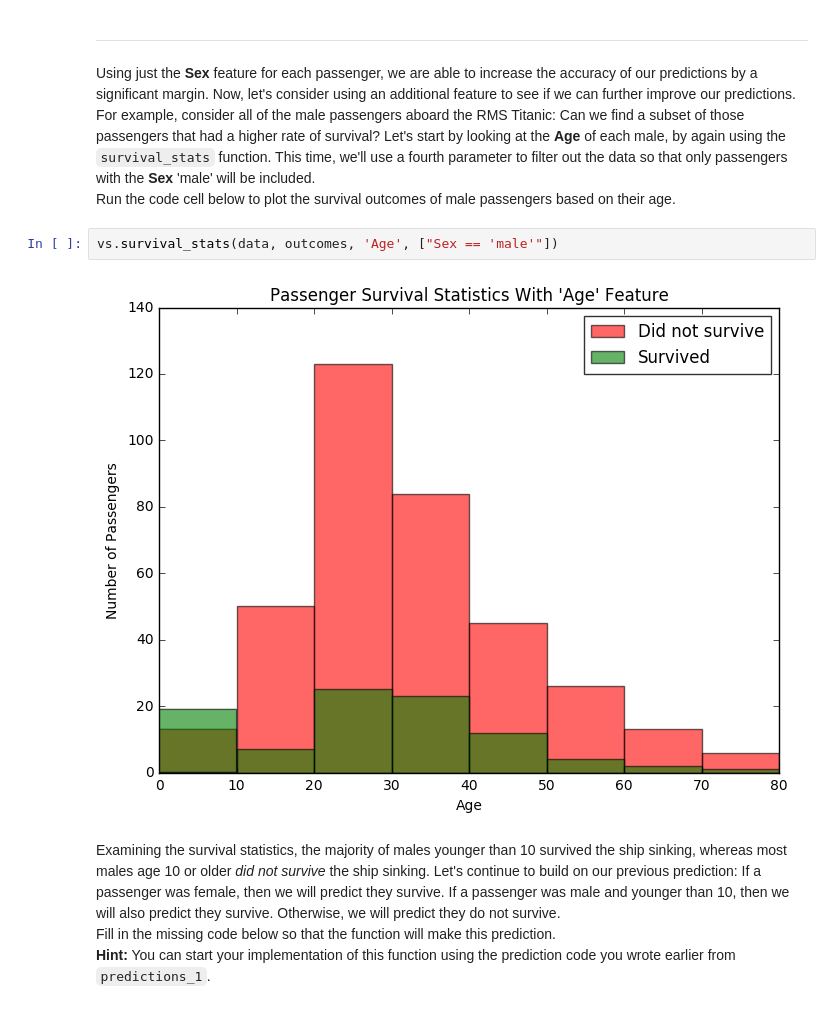
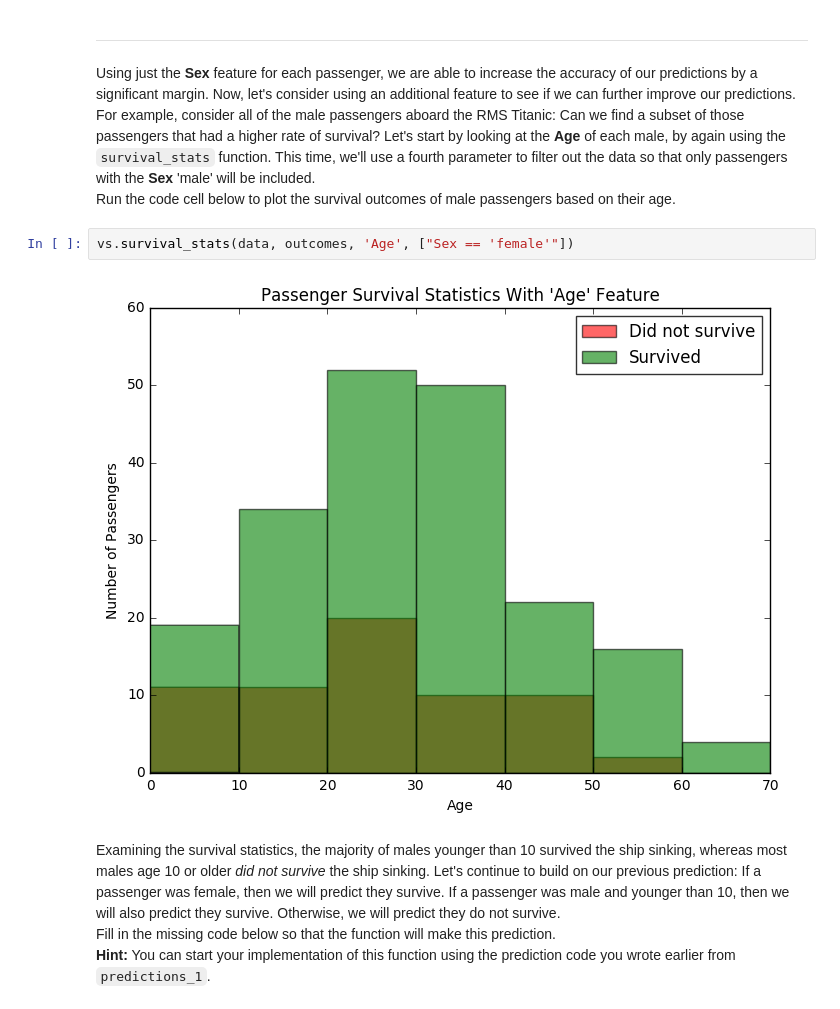
Before and after one commit to highkay/machine-learning, a Jupyter notebook: projects/titanic_survival_exploration/titanic_survival_exploration.ipynb, the cells around one changed output. Cells and saved outputs as stored; diff of their text form.

```diff
--- a/projects/titanic_survival_exploration/titanic_survival_exploration.ipynb
+++ b/projects/titanic_survival_exploration/titanic_survival_exploration.ipynb
@@ -188,9 +188,9 @@ Predictions have an accuracy of 78.68%.
 Using just the **Sex** feature for each passenger, we are able to increase the accuracy of our predictions by a significant margin. Now, let's consider using an additional feature to see if we can further improve our predictions. For example, consider all of the male passengers aboard the RMS Titanic: Can we find a subset of those passengers that had a higher rate of survival? Let's start by looking at the **Age** of each male, by again using the `survival_stats` function. This time, we'll use a fourth parameter to filter out the data so that only passengers with the **Sex** 'male' will be included.
 Run the code cell below to plot the survival outcomes of male passengers based on their age.
 # %%
-vs.survival_stats(data, outcomes, 'Age', ["Sex == 'male'"])
+vs.survival_stats(data, outcomes, 'Age', ["Sex == 'female'"])
 # %% [output]
-[figure, old version]
+[figure, new version]
 # %% [markdown]
 Examining the survival statistics, the majority of males younger than 10 survived the ship sinking, whereas most males age 10 or older *did not survive* the ship sinking. Let's continue to build on our previous prediction: If a passenger was female, then we will predict they survive. If a passenger was male and younger than 10, then we will also predict they survive. Otherwise, we will predict they do not survive.
 Fill in the missing code below so that the function will make this prediction.
```
Also changed, not shown: parts of 7 cells of this notebook.
